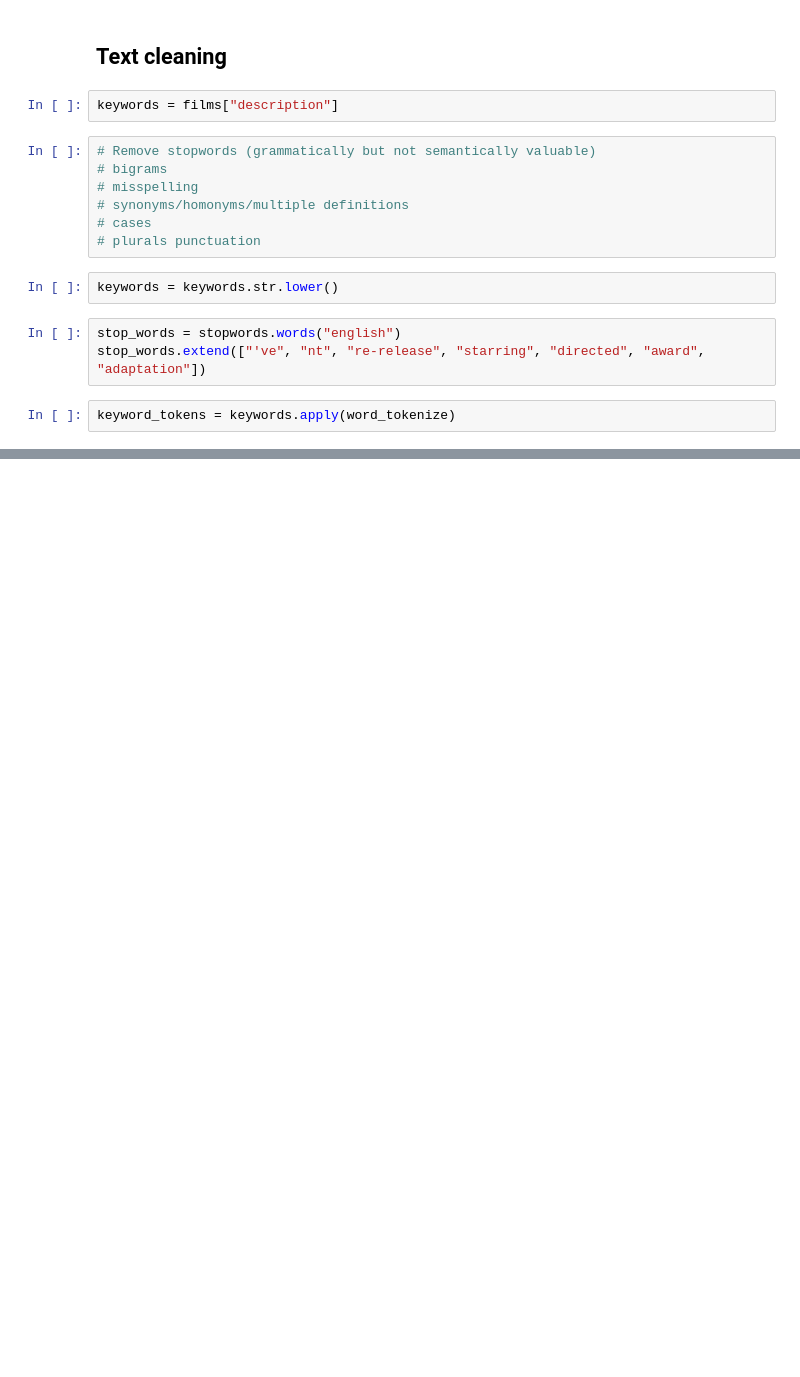
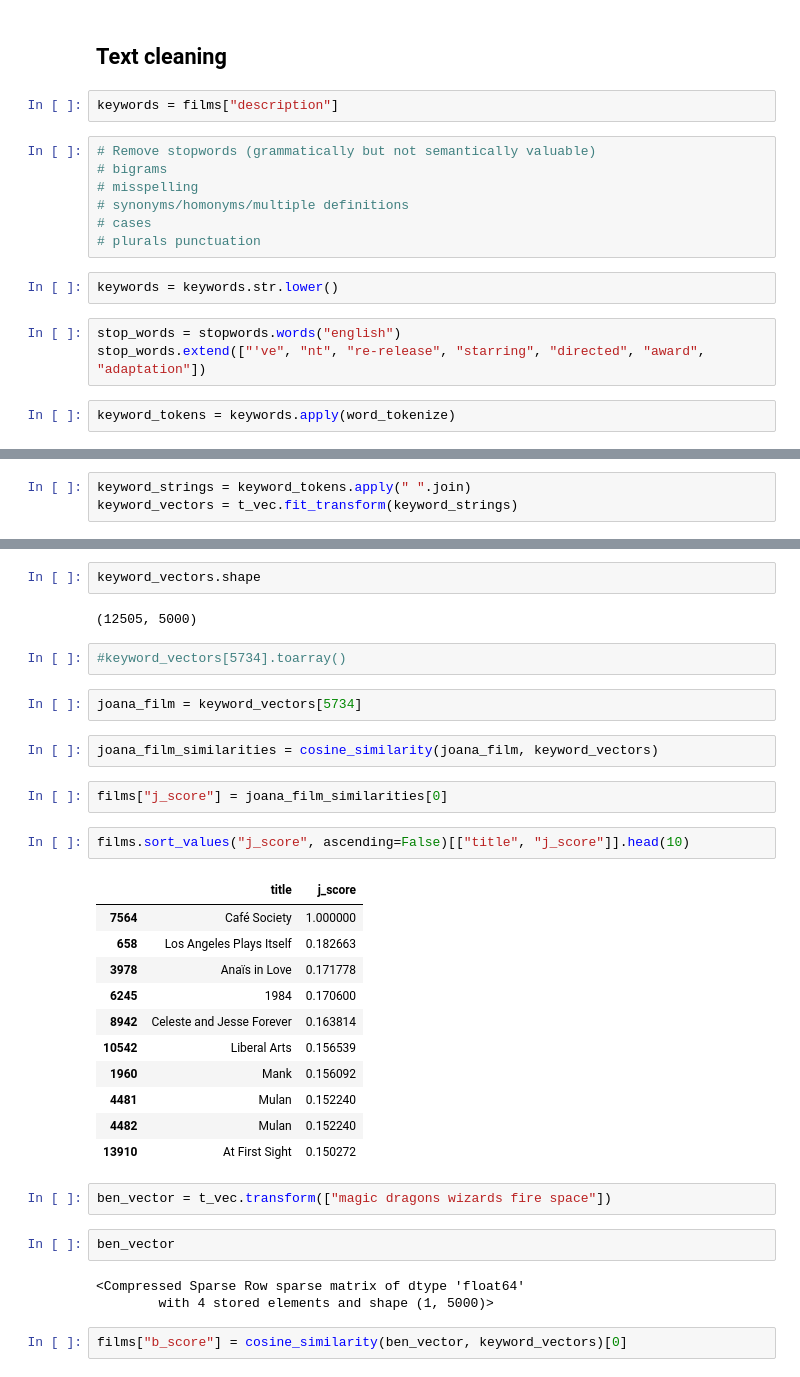
Before and after one commit to akev2794/film_recommendations, a Jupyter notebook: film_cleaning.ipynb, the cells around one changed output, grey strips where cells are left out. Saved outputs shown, nothing was run; the diff lists cells and outputs as text; blank space fills up the shorter version.

```diff
--- a/file_cleaning.ipynb
+++ b/film_cleaning.ipynb
@@ -133,0 +145,3 @@ keyword_tokens = keyword_tokens.apply(remove_unwanted_words)
+# %%
+keyword_strings = keyword_tokens.apply(" ".join)
+keyword_vectors = t_vec.fit_transform(keyword_strings)
@@ -133,0 +177,35 @@ keyword_tokens = keyword_tokens.apply(remove_unwanted_words)
+# %%
+keyword_vectors.shape
+# %% [output]
+(12505, 5000)
+# %%
+#keyword_vectors[5734].toarray()
+# %%
+joana_film = keyword_vectors[5734]
+# %%
+joana_film_similarities = cosine_similarity(joana_film, keyword_vectors)
+# %%
+films["j_score"] = joana_film_similarities[0]
+# %%
+films.sort_values("j_score", ascending=False)[["title", "j_score"]].head(10)
+# %% [output]
+|  | title | j_score |
+| 7564 | Café Society | 1.000000 |
+| 658 | Los Angeles Plays Itself | 0.182663 |
+| 3978 | Anaïs in Love | 0.171778 |
+| 6245 | 1984 | 0.170600 |
+| 8942 | Celeste and Jesse Forever | 0.163814 |
+| 10542 | Liberal Arts | 0.156539 |
+| 1960 | Mank | 0.156092 |
+| 4481 | Mulan | 0.152240 |
+| 4482 | Mulan | 0.152240 |
+| 13910 | At First Sight | 0.150272 |
+# %%
+ben_vector = t_vec.transform(["magic dragons wizards fire space"])
+# %%
+ben_vector
+# %% [output]
+<Compressed Sparse Row sparse matrix of dtype 'float64'
+        with 4 stored elements and shape (1, 5000)>
+# %%
+films["b_score"] = cosine_similarity(ben_vector, keyword_vectors)[0]
```
Also changed, not shown: parts of 10 cells of this notebook.
